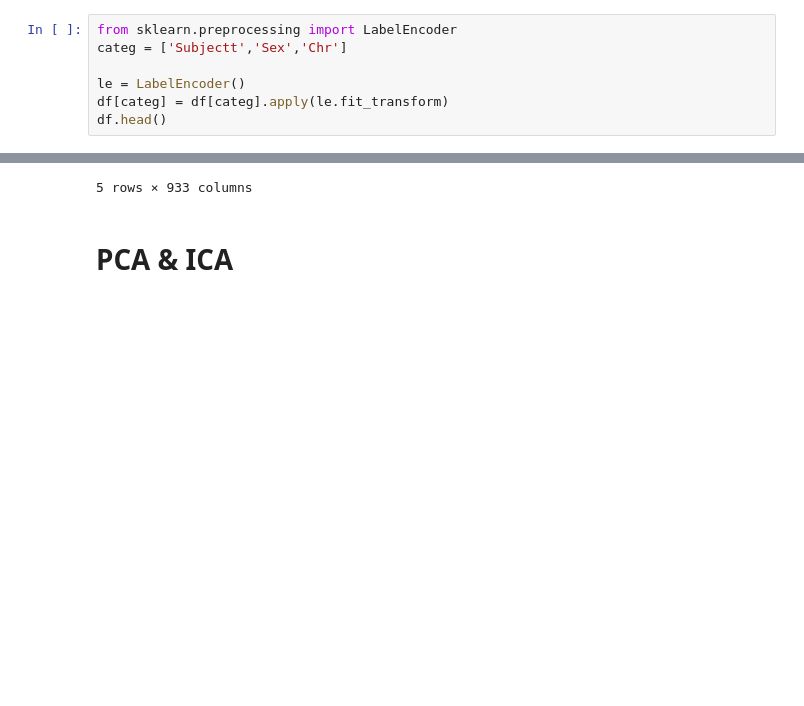
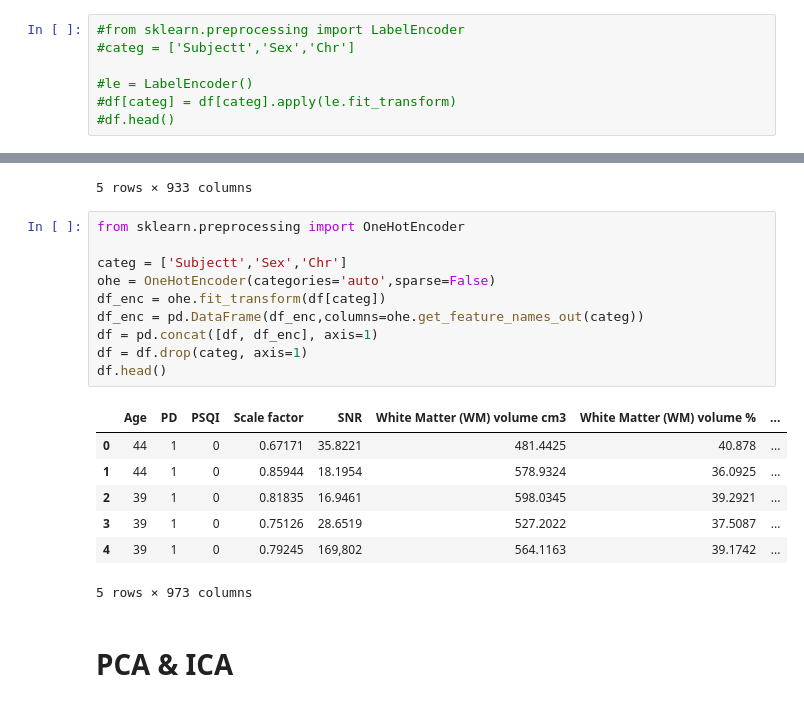
Before and after one commit to Sebarz98/pd_sleep, a Jupyter notebook: PCA&ICA.ipynb, the cells around one changed output, grey strips where cells are left out. Cells and saved outputs as stored; diff of their text form; blank space fills up the shorter version.

```diff
--- a/PCA&ICA.ipynb
+++ b/PCA&ICA.ipynb
@@ -22,12 +22,12 @@ df.head()
 | 4 | PPMI3400 | Female | 39 | 1 | Nan | 0 | 0.79245 | 169,802 | 564.1163 | ... |
 5 rows × 933 columns
 # %%
-from sklearn.preprocessing import LabelEncoder
-categ = ['Subjectt','Sex','Chr']
+#from sklearn.preprocessing import LabelEncoder
+#categ = ['Subjectt','Sex','Chr']
 
-le = LabelEncoder()
-df[categ] = df[categ].apply(le.fit_transform)
-df.head()
+#le = LabelEncoder()
+#df[categ] = df[categ].apply(le.fit_transform)
+#df.head()
 # %% [output]
 |  | Subjectt | Sex | Age | PD | Chr | PSQI | Scale factor | SNR | White Matter (WM) volume cm3 | ... |
 | 0 | 0 | 0 | 44 | 1 | 2 | 0 | 0.67171 | 35.8221 | 481.4425 | ... |
@@ -36,6 +36,24 @@ df.head()
 | 3 | 3 | 0 | 39 | 1 | 2 | 0 | 0.75126 | 28.6519 | 527.2022 | ... |
 | 4 | 4 | 0 | 39 | 1 | 2 | 0 | 0.79245 | 169,802 | 564.1163 | ... |
 5 rows × 933 columns
+# %%
+from sklearn.preprocessing import OneHotEncoder
+
+categ = ['Subjectt','Sex','Chr']
+ohe = OneHotEncoder(categories='auto',sparse=False)
+df_enc = ohe.fit_transform(df[categ])
+df_enc = pd.DataFrame(df_enc,columns=ohe.get_feature_names_out(categ))
+df = pd.concat([df, df_enc], axis=1)
+df = df.drop(categ, axis=1)
+df.head()
+# %% [output]
+|  | Age | PD | PSQI | Scale factor | SNR | White Matter (WM) volume cm3 | White Matter (WM) volume % | ... |
+| 0 | 44 | 1 | 0 | 0.67171 | 35.8221 | 481.4425 | 40.878 | ... |
+| 1 | 44 | 1 | 0 | 0.85944 | 18.1954 | 578.9324 | 36.0925 | ... |
+| 2 | 39 | 1 | 0 | 0.81835 | 16.9461 | 598.0345 | 39.2921 | ... |
+| 3 | 39 | 1 | 0 | 0.75126 | 28.6519 | 527.2022 | 37.5087 | ... |
+| 4 | 39 | 1 | 0 | 0.79245 | 169,802 | 564.1163 | 39.1742 | ... |
+5 rows × 973 columns
 # %% [markdown]
 # PCA & ICA
 # %%
```
Also changed, not shown: parts of 1 cell of this notebook.
